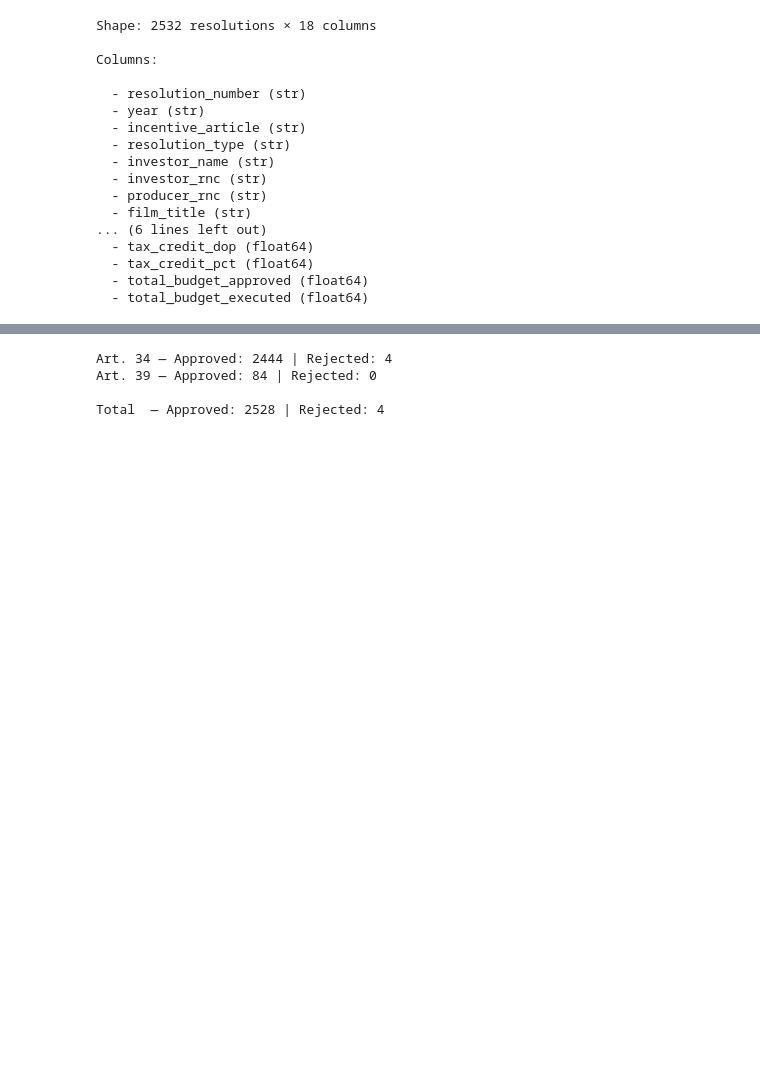
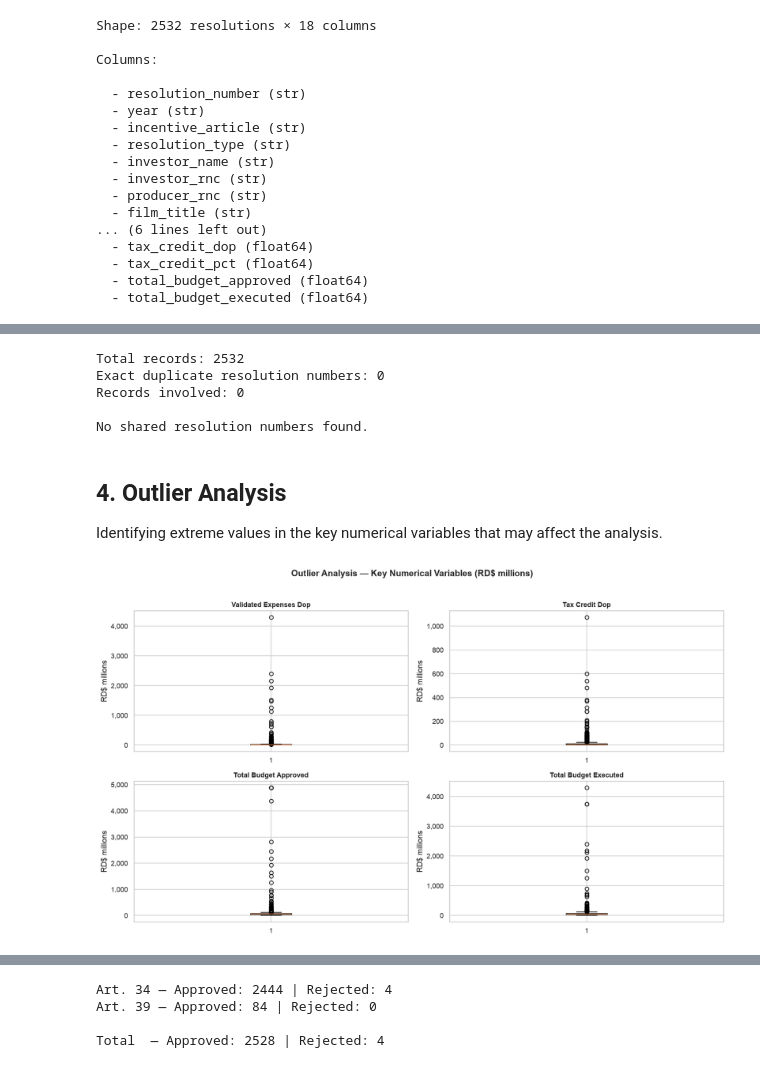
Before and after one commit to jorgedoiany/dominican-film-dashboard, a Jupyter notebook: notebooks/02_eda_cipac.ipynb, the cells around one changed output, grey strips where cells are left out. Cells and saved outputs as stored; diff of their text form; code cells hidden in the pictures; blank space fills up the shorter version.

```diff
--- a/notebooks/02_eda_cipac.ipynb
+++ b/notebooks/02_eda_cipac.ipynb
@@ -247,0 +502,53 @@ plt.show()
+# %%
+# Duplicate Analysis
+# Note: CIPAC-2024-301 was found with two different resolutions sharing the same number
+# (DGCINE numbering error). These were manually corrected to CIPAC-2024-301-A and CIPAC-2024-301-B.
+
+dup_numbers = df[df.duplicated(subset=['resolution_number'], keep=False)]
+
+print(f"Total records: {len(df)}")
+print(f"Exact duplicate resolution numbers: {df['resolution_number'].duplicated().sum()}")
+print(f"Records involved: {len(dup_numbers)}")
+
+dup_groups = df.groupby('resolution_number').filter(lambda x: len(x) > 1)
+
+if len(dup_groups) > 0:
+    print(f"\nResolution numbers shared by multiple records: {dup_groups['resolution_number'].nunique()}")
+    print(dup_groups[['resolution_number', 'year', 'investor_name', 'film_title']].to_string())
+else:
+    print("\nNo shared resolution numbers found.")
+# %% [output]
+Total records: 2532
+Exact duplicate resolution numbers: 0
+Records involved: 0
+
+No shared resolution numbers found.
+# %% [markdown]
+## 4. Outlier Analysis
+
+Identifying extreme values in the key numerical variables that may affect the analysis.
+# %%
+# Outlier Analysis — Boxplots
+df_approved_temp = df[df['resolution_type'] == 'approved']
+
+numeric_cols = ['validated_expenses_dop', 'tax_credit_dop',
+                'total_budget_approved', 'total_budget_executed']
+
+fig, axes = plt.subplots(2, 2, figsize=(14, 8))
+axes = axes.flatten()
+
+for i, col in enumerate(numeric_cols):
+    data = df_approved_temp[col].dropna() / 1_000_000
+    axes[i].boxplot(data, orientation='vertical')
+    axes[i].set_title(col.replace('_', ' ').title(), fontsize=11, fontweight='bold')
+    axes[i].set_ylabel('RD$ millions')
+    axes[i].yaxis.set_major_formatter(
+        ticker.FuncFormatter(lambda x, _: f'{x:,.0f}')
+    )
+
+plt.suptitle('Outlier Analysis — Key Numerical Variables (RD$ millions)',
+             fontsize=14, fontweight='bold', y=1.02)
+plt.tight_layout()
+plt.show()
+# %% [output]
+[figure, added]
```
Also changed, not shown: parts of 17 cells of this notebook, 1 other file.
